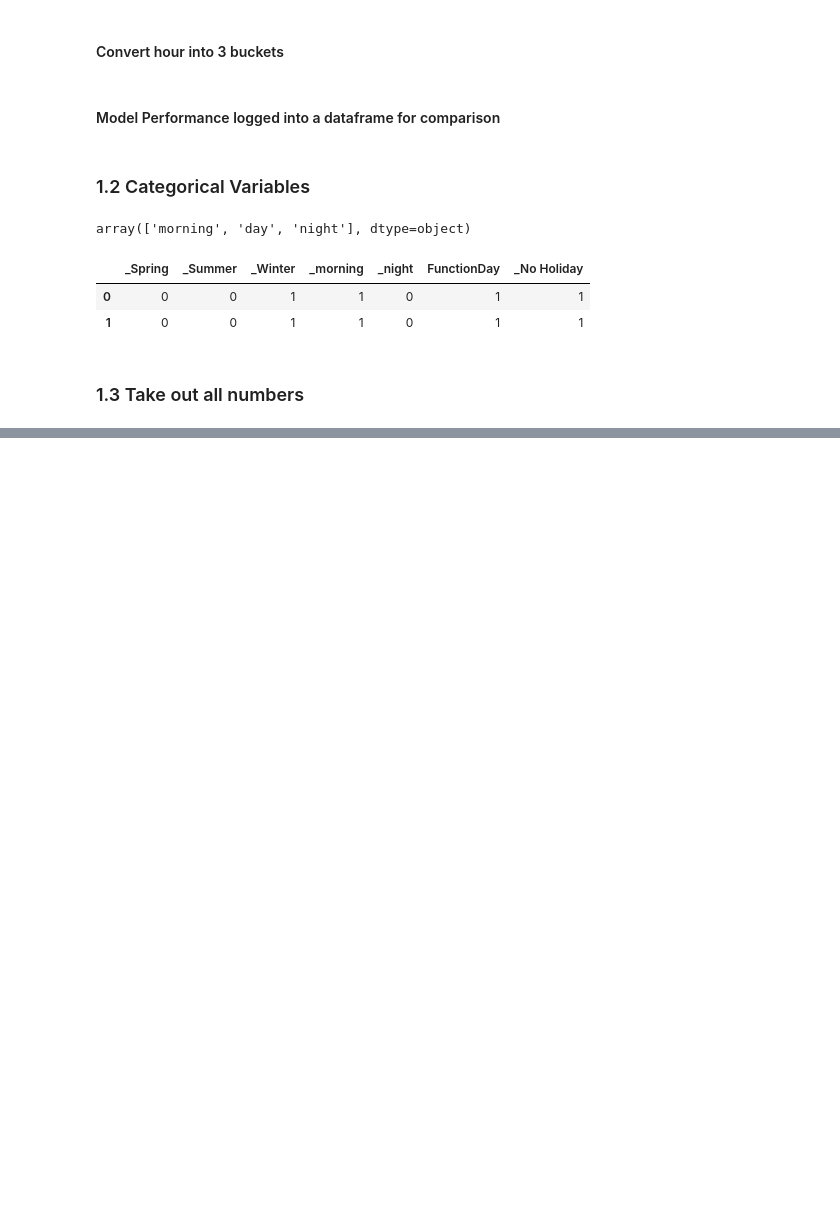
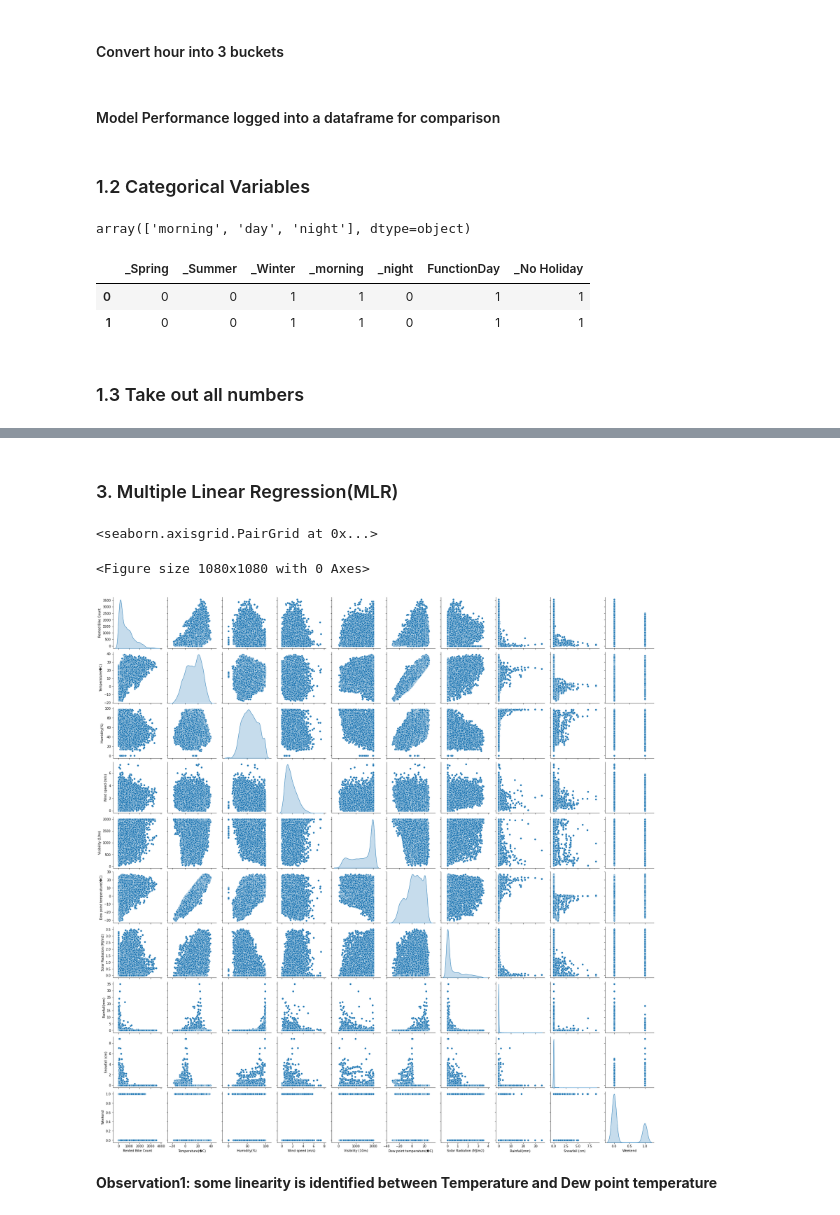
Before and after one commit to dinuthomas/aiml_bikes, a Jupyter notebook: bikeDemand.ipynb, the cells around one changed output, grey strips where cells are left out. Saved outputs shown, nothing was run; the diff lists cells and outputs as text; code cells hidden in the pictures; blank space fills up the shorter version.

Commit message:
Added some steps to check the linearity between variables.

```diff
--- a/bikeDemand.ipynb
+++ b/bikeDemand.ipynb
@@ -225,0 +227,12 @@ bikeData_feats.describe()
+# %% [markdown]
+### 3. Multiple Linear Regression(MLR)
+# %%
+plt.figure(figsize=(15,15))
+sns.pairplot(bikeData_num, diag_kind="kde")
+#g.map_lower(sns.kdeplot, levels=4, color=".2")
+# %% [output]
+<seaborn.axisgrid.PairGrid at 0x...>
+<Figure size 1080x1080 with 0 Axes>
+[figure, added]
+# %% [markdown]
+**Observation1: some linearity is identified between Temperature and Dew point temperature**
```
Also changed, not shown: parts of 7 cells of this notebook.
